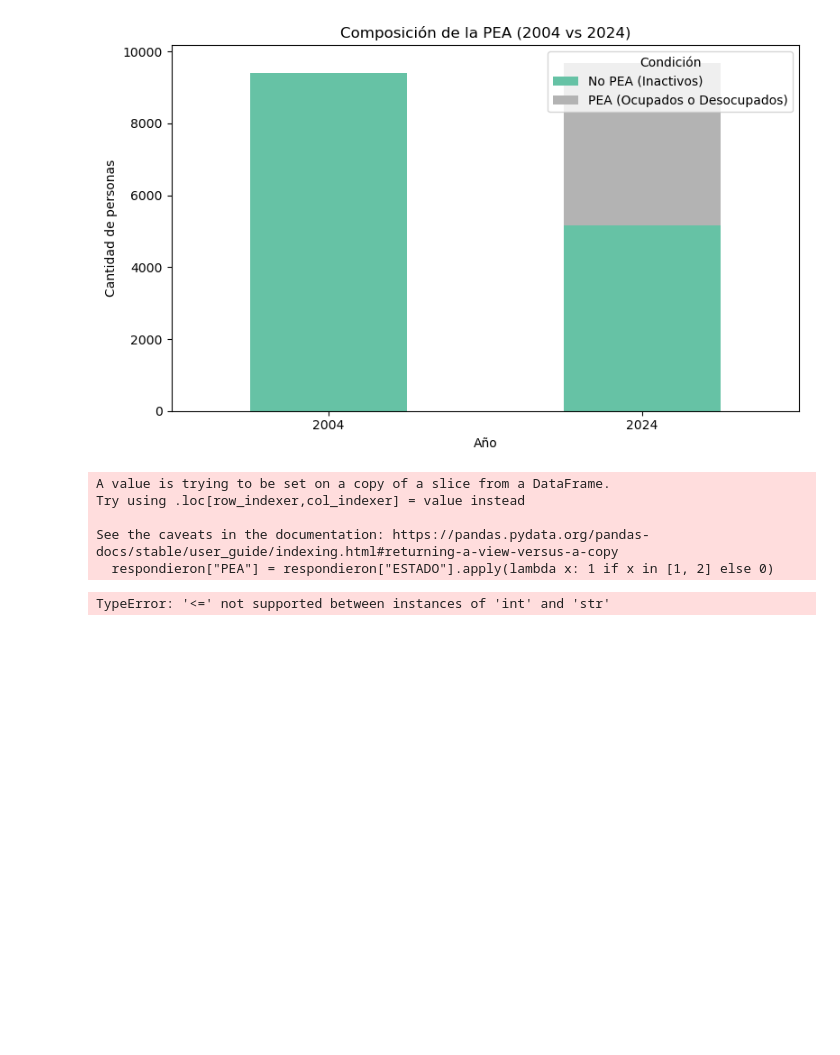
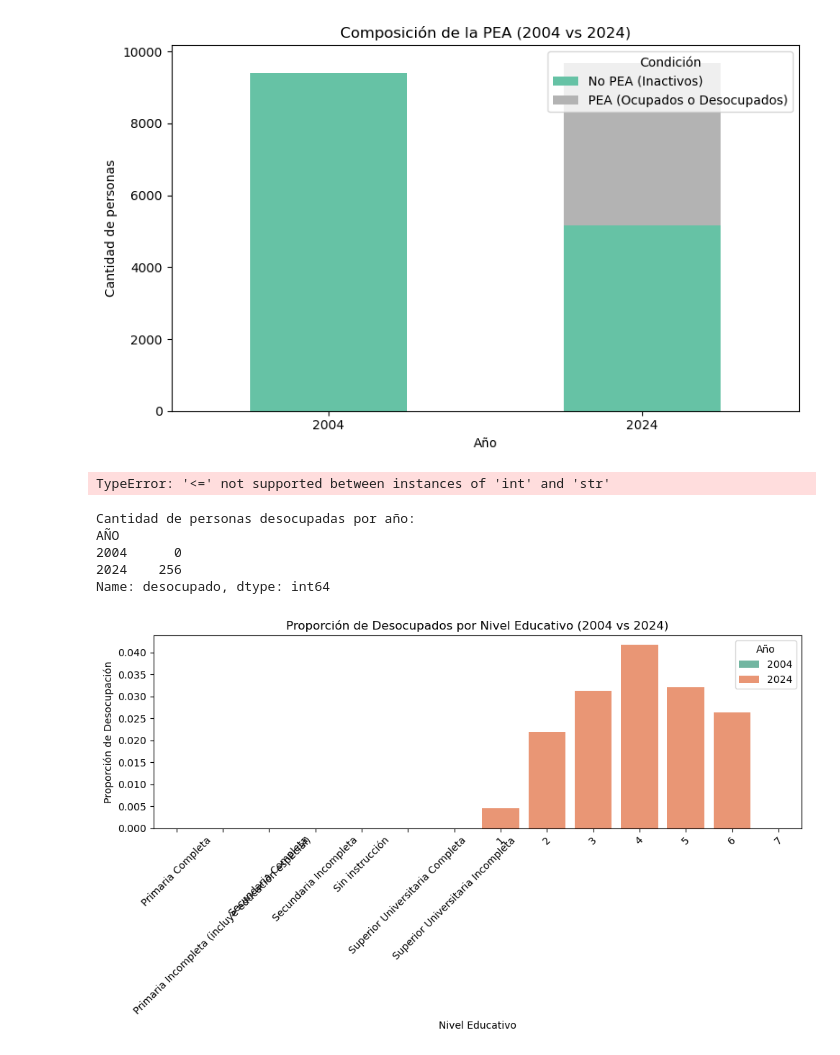
Before and after one commit to LucaDadderio0/-BigDataUBA-Grup10, a Jupyter notebook: TP2/Big_Data_TP2_Grupo10.ipynb, the cells around one changed output. Saved outputs shown, nothing was run; the diff lists cells and outputs as text; code cells hidden in the pictures; blank space fills up the shorter version.

```diff
--- a/TP2/Big_Data_TP2_Grupo10.ipynb
+++ b/TP2/Big_Data_TP2_Grupo10.ipynb
@@ -377,12 +305,13 @@ df_2004.columns = df_2004.columns.str.upper()
 # Filtrar solo región 40
 df_2024 = df_2024[df_2024["REGION"] == 40]
 df_2004 = df_2004[df_2004["REGION"] == "NOA"]
+df_2004["REGION"] = 40  # Homogeneizar valores de REGION
 # Agregar columna de año para identificar luego
 df_2004["AÑO"] = 2004
 df_2024["AÑO"] = 2024
 # Unir y filtrar por quienes respondieron ESTADO
 df = pd.concat([df_2004, df_2024], ignore_index=True)
-respondieron = df[df["ESTADO"] != 0]
+respondieron = df[df["ESTADO"] != 0].copy()
 # Crear columna PEA: 1 si ESTADO es 1 (ocupado) o 2 (desocupado), 0 si 3 (inactivo)
 respondieron["PEA"] = respondieron["ESTADO"].apply(lambda x: 1 if x in [1, 2] else 0)
 # Crear columna PET: 1 si edad (CH06) entre 15 y 65 años inclusive
@@ -402,12 +331,7 @@ plt.legend(title="Condición de actividad")
 plt.tight_layout()
 plt.show()
 # %% [output]
-A value is trying to be set on a copy of a slice from a DataFrame.
-Try using .loc[row_indexer,col_indexer] = value instead
-
-See the caveats in the documentation: https://pandas.pydata.org/pandas-docs/stable/user_guide/indexing.html#returning-a-view-versus-a-copy
-  respondieron["PEA"] = respondieron["ESTADO"].apply(lambda x: 1 if x in [1, 2] else 0)
+TypeError: '<=' not supported between instances of 'int' and 'str'
-TypeError: '<=' not supported between instances of 'int' and 'str'
 # %%
 #Resolucion del ejercicio 9
 #importar pandas
@@ -421,21 +345,66 @@ df_2004.columns = df_2004.columns.str.upper()
 # Filtrar solo región 40
 df_2024 = df_2024[df_2024["REGION"] == 40]
 df_2004 = df_2004[df_2004["REGION"] == "NOA"]
+df_2004["REGION"] = 40  # Homogeneizar valores de REGION
+# Agregar columna de año para identificar luego
+df_2004["AÑO"] = 2004
+df_2024["AÑO"] = 2024
+# Unir y filtrar quienes respondieron ESTADO
+df = pd.concat([df_2004, df_2024], ignore_index=True)
+respondieron = df[df["ESTADO"] != 0].copy()
+# Crear columna "desocupado": 1 si ESTADO == 2
+respondieron["desocupado"] = respondieron["ESTADO"].apply(lambda x: 1 if x == 2 else 0)
+# Contar desocupados por año
+desocupados_por_año = respondieron.groupby("AÑO")["desocupado"].sum()
+print("Cantidad de personas desocupadas por año:")
+print(desocupados_por_año)
+# %% [output]
+Cantidad de personas desocupadas por año:
+AÑO
+2004      0
+2024    256
+Name: desocupado, dtype: int64
 # %%
 #Resolucion del ejercicio 9.A
 #importar pandas, matplotlib y seaborn
 import pandas as pd
 import seaborn as sns
 import matplotlib.pyplot as plt
 # Leer los archivos
 df_2024 = pd.read_excel("usu_individual_T124.xlsx")
 df_2004 = pd.read_stata("Individual_t104.dta")
 #Convertir los nombres de columnas a mayusculas
 df_2024.columns = df_2024.columns.str.upper()
 df_2004.columns = df_2004.columns.str.upper()
 # Filtrar solo región 40
 df_2024 = df_2024[df_2024["REGION"] == 40]
 df_2004 = df_2004[df_2004["REGION"] == "NOA"]
+df_2004["REGION"] = 40  # Homogeneizar valores de REGION
+# Agregar columna de año para identificar luego
+df_2004["AÑO"] = 2004
+df_2024["AÑO"] = 2024
+# Unir y filtrar quienes respondieron ESTADO
+df = pd.concat([df_2004, df_2024], ignore_index=True)
+respondieron = df[df["ESTADO"] != 0].copy()
+# Crear columna desocupado
+respondieron["desocupado"] = respondieron["ESTADO"].apply(lambda x: 1 if x == 2 else 0)
+# Agrupar por año y nivel educativo
+edu_group = respondieron.groupby(["AÑO", "NIVEL_ED"])
+# Calcular proporción de desocupados por nivel educativo
+desocup_prop = edu_group["desocupado"].mean().reset_index()
+desocup_prop.columns = ["AÑO", "NIVEL_ED", "Proporcion_Desocupados"]
+# Graficar
+plt.figure(figsize=(10, 6))
+sns.barplot(data=desocup_prop, x="NIVEL_ED", y="Proporcion_Desocupados", hue="AÑO", palette="Set2")
+plt.title("Proporción de Desocupados por Nivel Educativo (2004 vs 2024)")
+plt.xlabel("Nivel Educativo")
+plt.ylabel("Proporción de Desocupación")
+plt.xticks(rotation=45)
+plt.legend(title="Año")
+plt.tight_layout()
+plt.show()
+# %% [output]
+[figure, added]
 # %%
 #Resolucion del ejercicio 9.B
 #importar pandas, matplotlib y seaborn
```
Also changed, not shown: parts of 9 cells of this notebook.
